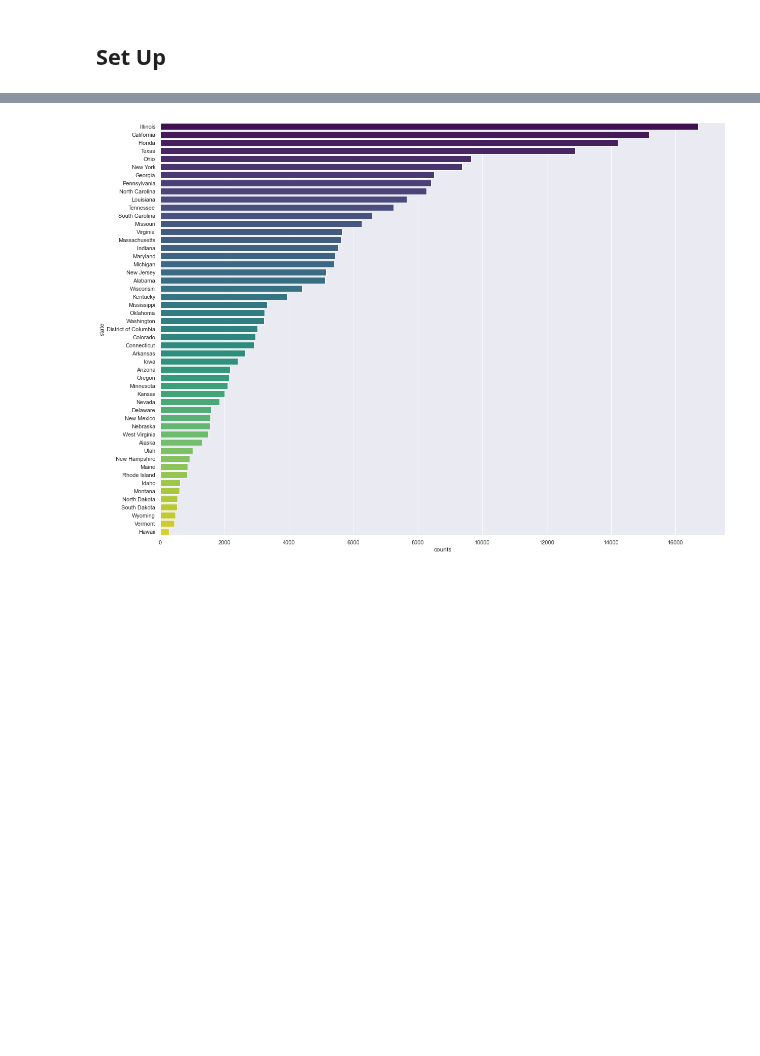
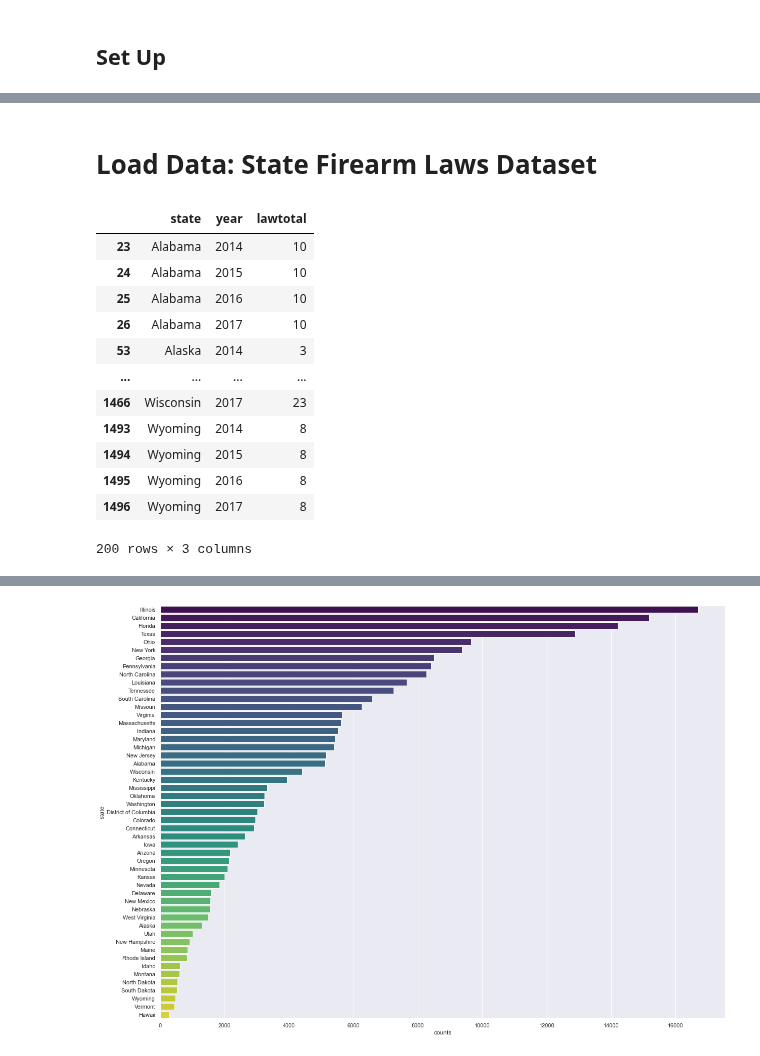
Before and after one commit to uic-cs418/cs418-spring22-purple, a Jupyter notebook: group_gun_violence_EDA.ipynb, the cells around one changed output, grey strips where cells are left out. Saved outputs shown, nothing was run; the diff lists cells and outputs as text; code cells hidden in the pictures; blank space fills up the shorter version.

```diff
--- a/group_gun_violence_EDA.ipynb
+++ b/group_gun_violence_EDA.ipynb
@@ -36,0 +84,34 @@ gun_data.head()
+# %% [markdown]
+# Load Data: State Firearm Laws Dataset
+# %%
+# Read and store dataset as a dataframe
+firearm_data1 = pd.read_csv('statefirearmlaws.csv')
+
+# Sort data by state since gun reform data is sorted by state and year in ascending order
+firearm_data1 = firearm_data1.sort_values(['state', 'year'], ascending = [True, True])
+
+# Filter only cases where the year is between 2014 and 2017
+firearm_data1 = firearm_data1[(firearm_data1['year'] >= 2014) & (firearm_data1['year'] <= 2017)]
+
+# Drop rows with NaN values
+firearm_data1 = firearm_data1.dropna()
+
+# Create new dataframe that contains only the following 3 columns: state, year, lawtotal
+firearm_data = firearm_data1[['state', 'year', 'lawtotal']].copy()
+
+# Print dataframe
+firearm_data
+# %% [output]
+|  | state | year | lawtotal |
+| 23 | Alabama | 2014 | 10 |
+| 24 | Alabama | 2015 | 10 |
+| 25 | Alabama | 2016 | 10 |
+| 26 | Alabama | 2017 | 10 |
+| 53 | Alaska | 2014 | 3 |
+| ... | ... | ... | ... |
+| 1466 | Wisconsin | 2017 | 23 |
+| 1493 | Wyoming | 2014 | 8 |
+| 1494 | Wyoming | 2015 | 8 |
+| 1495 | Wyoming | 2016 | 8 |
+| 1496 | Wyoming | 2017 | 8 |
+200 rows × 3 columns
```
Also changed, not shown: parts of 7 cells of this notebook.
